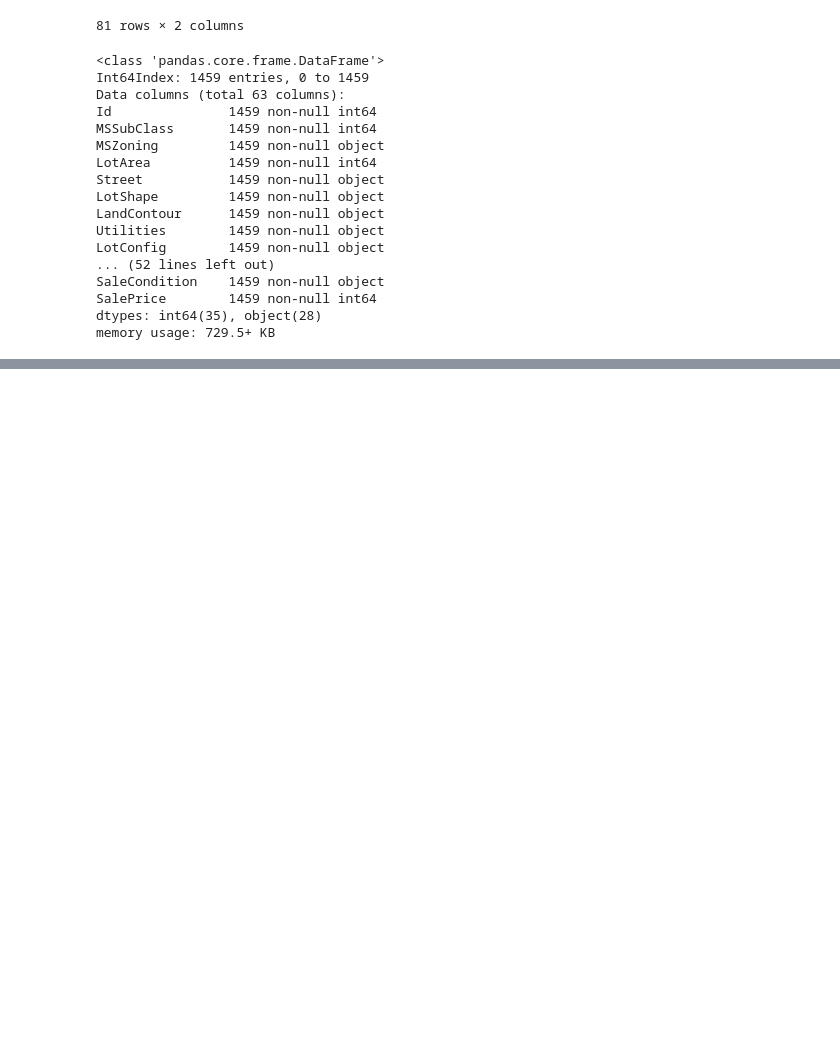
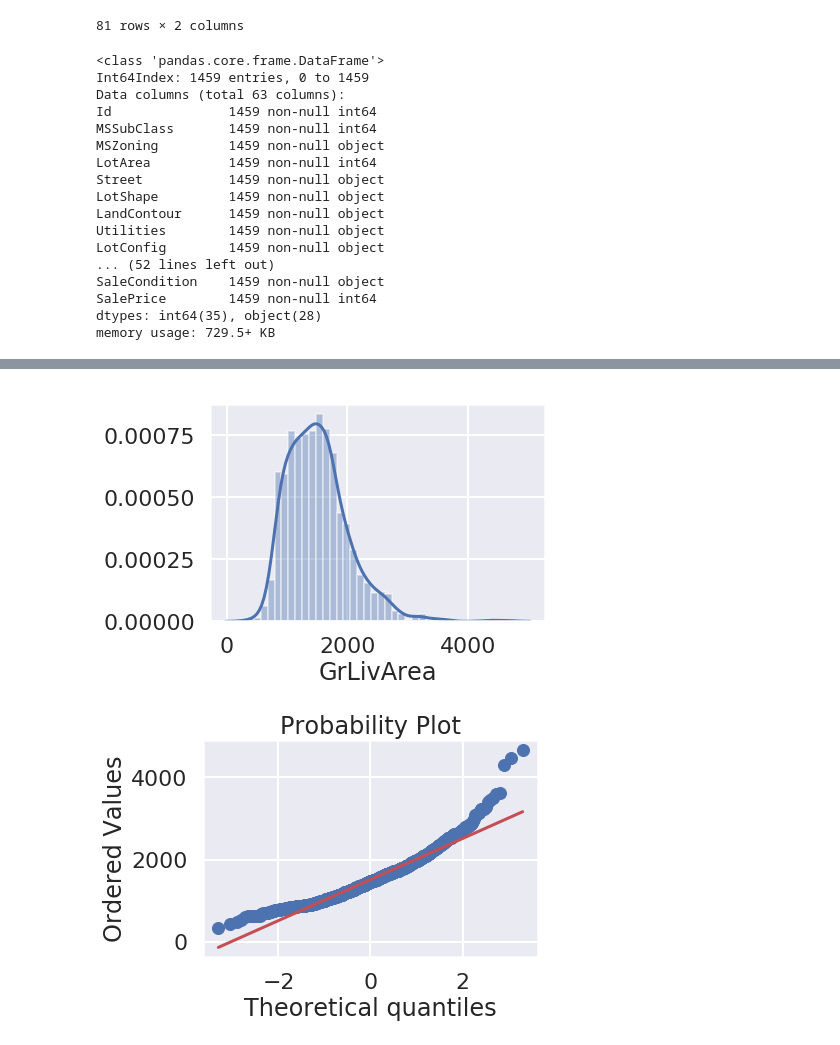
Before and after one commit to nsakki55/kaggle_cmu, a Jupyter notebook: House Prices/feature_engineering.ipynb, the cells around one changed output, grey strips where cells are left out. Drawn from its saved outputs; the diff is of its cells as text; code cells hidden in the pictures; blank space fills up the shorter version.

```diff
--- a/House Prices/feature_engineering.ipynb
+++ b/House Prices/feature_engineering.ipynb
@@ -153,0 +282,7 @@ memory usage: 729.5+ KB
+# %%
+sns.distplot(df_train['GrLivArea'])
+fig=plt.figure()
+res=stats.probplot(df_train['GrLivArea'],plot=plt)
+# %% [output]
+[figure, added]
+[figure, added]
```
Also changed, not shown: parts of 16 cells of this notebook, 1 other file.
